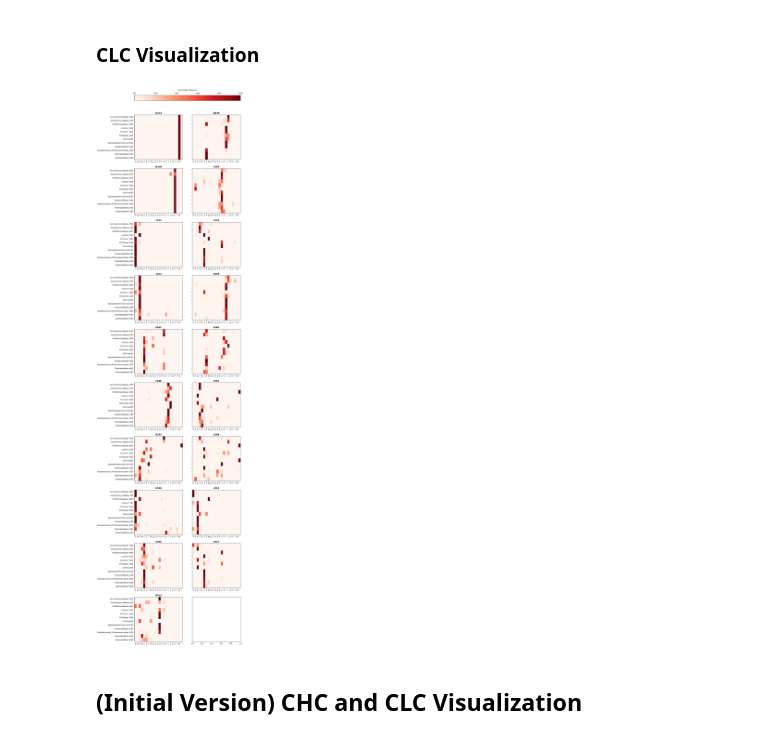
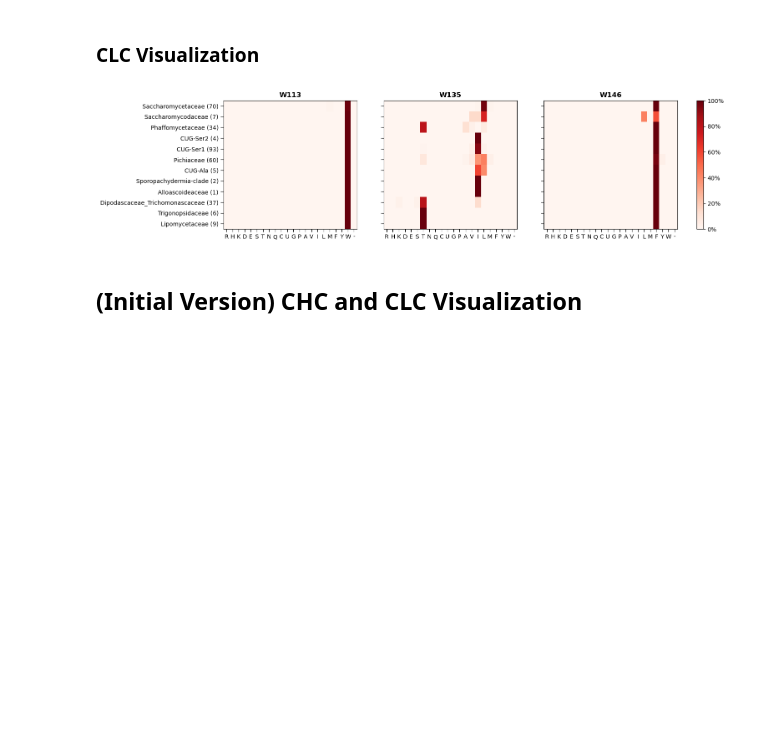
Before and after one commit to GeorgeCrawford15/yeast-clathrin-conservation, a Jupyter notebook: clathrin-chains-conservation.ipynb, the cells around one changed output. Drawn from its saved outputs; the diff is of its cells as text; code cells hidden in the pictures; blank space fills up the shorter version.

```diff
--- a/clathrin-chains-conservation.ipynb
+++ b/clathrin-chains-conservation.ipynb
@@ -84,7 +84,7 @@ def clade_residue_conservation(clade_paths, site_dict, n_rows=1, n_cols=None, pl
         plt.subplots_adjust(left=0.15, right=0.85)
         cbar = fig.colorbar(im, ax=axes_obj_arr, orientation='horizontal', fraction=0.025, pad=0.1)
         cbar.ax.xaxis.set_major_formatter(PercentFormatter(xmax=1))
-        cbar.set_label('Percentage of species', labelpad=10, fontsize=cbar_title_size)
+        #cbar.set_label('Percentage of species', labelpad=10, fontsize=cbar_title_size)
         cbar.ax.tick_params(labelsize=cbar_tick_size)
         cbar.ax.xaxis.set_label_position('top')
         cbar.ax.xaxis.set_ticks_position('top')
@@ -93,7 +93,7 @@ def clade_residue_conservation(clade_paths, site_dict, n_rows=1, n_cols=None, pl
     else:
         cbar = fig.colorbar(im, ax=axes_obj_arr, orientation='vertical', fraction=0.025, pad=0.04)
         cbar.ax.yaxis.set_major_formatter(PercentFormatter(xmax=1))
-        cbar.set_label('Percentage of species', rotation=270, labelpad=20, fontsize=cbar_title_size)
+        #cbar.set_label('Percentage of species', rotation=270, labelpad=20, fontsize=cbar_title_size)
         cbar.ax.tick_params(labelsize=cbar_tick_size)
 
     return fig
@@ -235,20 +237,24 @@ CLC_site_dict = {
 # %% [markdown]
 ### CLC Visualization
 # %%
-clade_residue_conservation(
+plt.close('all')
+
+CLC_fig = clade_residue_conservation(
     CLC_clade_paths,
     CLC_site_dict,
-    n_rows=10,
-    n_cols=2,
-    plot_width=12,
-    plot_height=62,
+    n_rows=1,
+    n_cols=3,
+    plot_width=15,
+    plot_height=4,
     xaxis_size=10,
     yaxis_size=10,
     title_size=12,
     cbar_title_size=10,
     cbar_tick_size=10
 )
+
+plt.show()
 # %% [output]
-[figure, old version]
+[figure, new version]
 # %%
 # Only run this if you want to save the figure above:
```
Also changed, not shown: parts of 5 cells of this notebook.
